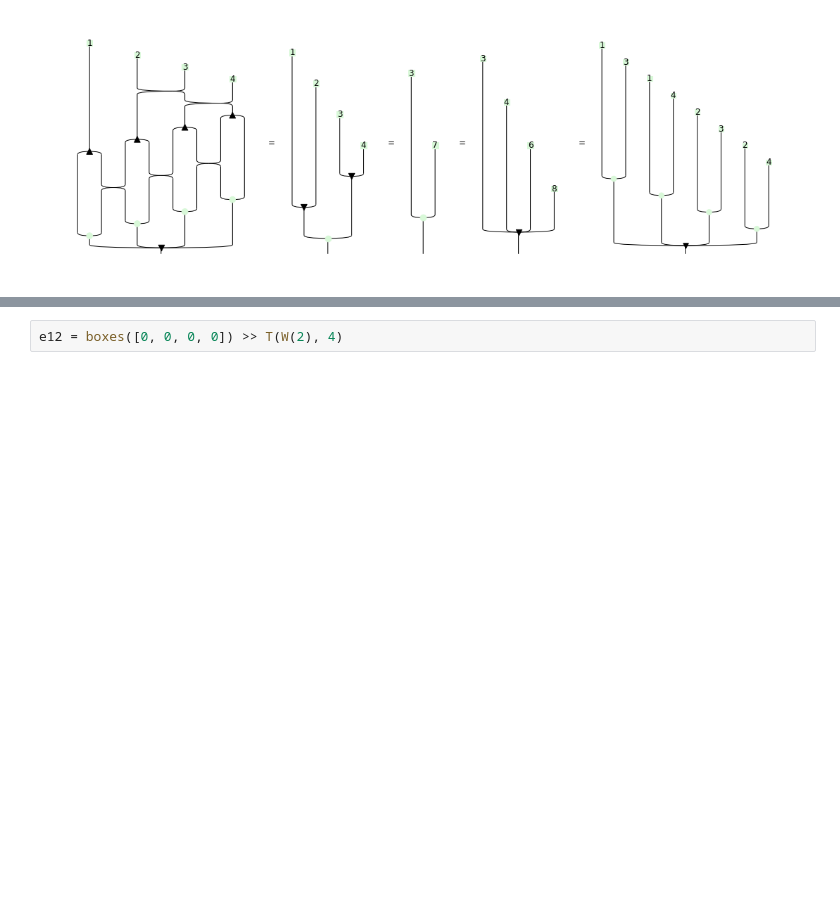
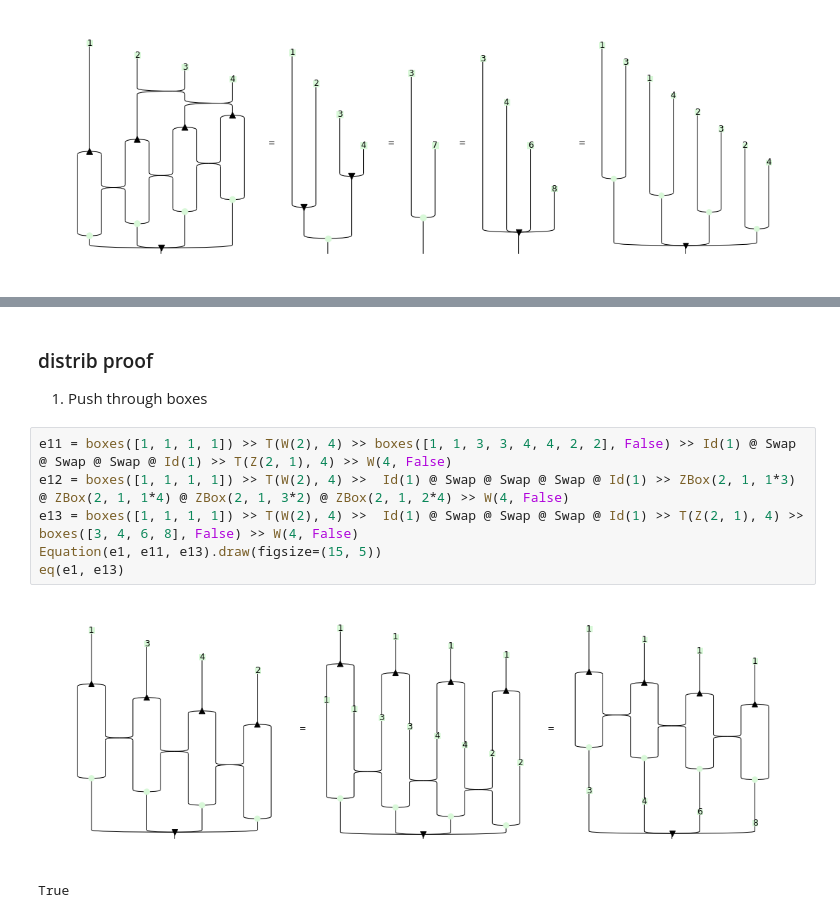
Before and after one commit to edwinagnew/zxw-diagrams, a Jupyter notebook: distributivity.ipynb, the cells around one changed output, grey strips where cells are left out. Saved outputs shown, nothing was run; the diff lists cells and outputs as text; blank space fills up the shorter version.

Commit message:
distrib proof

```diff
--- a/distributivity.ipynb
+++ b/distributivity.ipynb
@@ -36,5 +35,16 @@ eq(e1, e3) # swaps on 2 are weird...
 # %% [output]
 [figure]
 True
+# %% [markdown]
+### distrib proof
+
+1. Push through boxes
 # %%
-e12 = boxes([0, 0, 0, 0]) >> T(W(2), 4)
+e11 = boxes([1, 1, 1, 1]) >> T(W(2), 4) >> boxes([1, 1, 3, 3, 4, 4, 2, 2], False) >> Id(1) @ Swap @ Swap @ Swap @ Id(1) >> T(Z(2, 1), 4) >> W(4, False)
+e12 = boxes([1, 1, 1, 1]) >> T(W(2), 4) >>  Id(1) @ Swap @ Swap @ Swap @ Id(1) >> ZBox(2, 1, 1*3) @ ZBox(2, 1, 1*4) @ ZBox(2, 1, 3*2) @ ZBox(2, 1, 2*4) >> W(4, False)
+e13 = boxes([1, 1, 1, 1]) >> T(W(2), 4) >>  Id(1) @ Swap @ Swap @ Swap @ Id(1) >> T(Z(2, 1), 4) >> boxes([3, 4, 6, 8], False) >> W(4, False)
+Equation(e1, e11, e13).draw(figsize=(15, 5))
+eq(e1, e13)
+# %% [output]
+[figure, added]
+True
```
Also changed, not shown: parts of 5 cells of this notebook, 1 other file.
